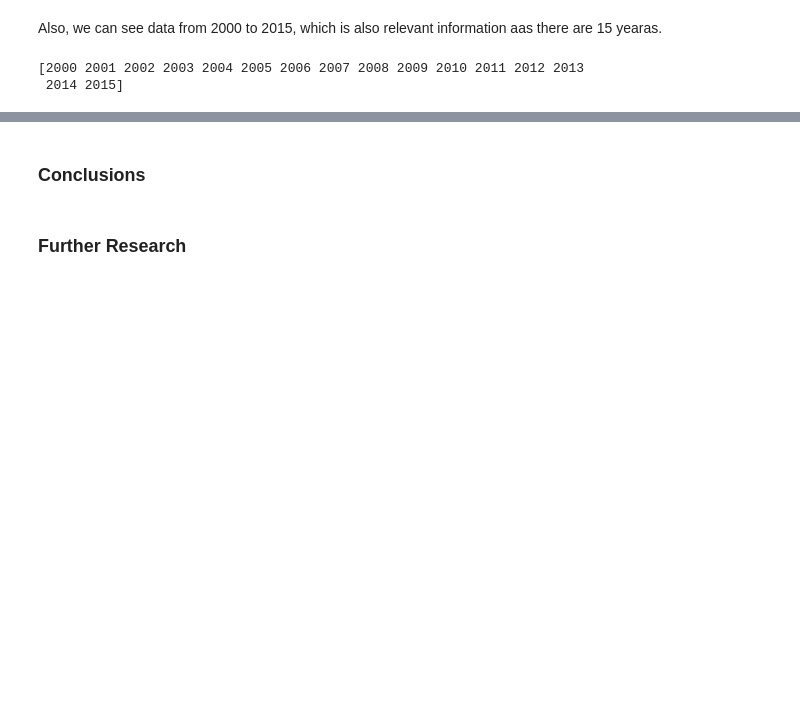
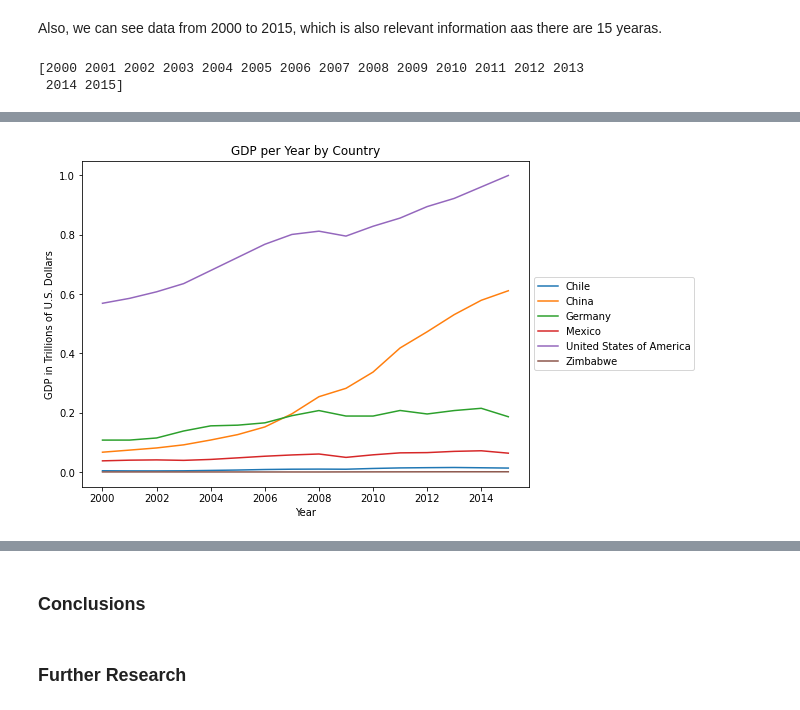
Before and after one commit to jfrenza/Portfolio-Project, a Jupyter notebook: life_expectancy_gdp.ipynb, the cells around one changed output, grey strips where cells are left out. Cells and saved outputs as stored; diff of their text form; code cells hidden in the pictures; blank space fills up the shorter version.

```diff
--- a/life_expectancy_gdp.ipynb
+++ b/life_expectancy_gdp.ipynb
@@ -71,0 +149,8 @@ print(data.Year.unique())
+# %%
+plt.figure(figsize = (8,6))
+sns.lineplot(x = data.Year, y = data.GDP, hue = data.Country)
+plt.legend(loc='center left', bbox_to_anchor=(1, 0.5), ncol=1)
+plt.title('GDP per Year by Country')
+plt.ylabel("GDP in Trillions of U.S. Dollars");
+# %% [output]
+[figure, added]
```
Also changed, not shown: parts of 25 cells of this notebook.
